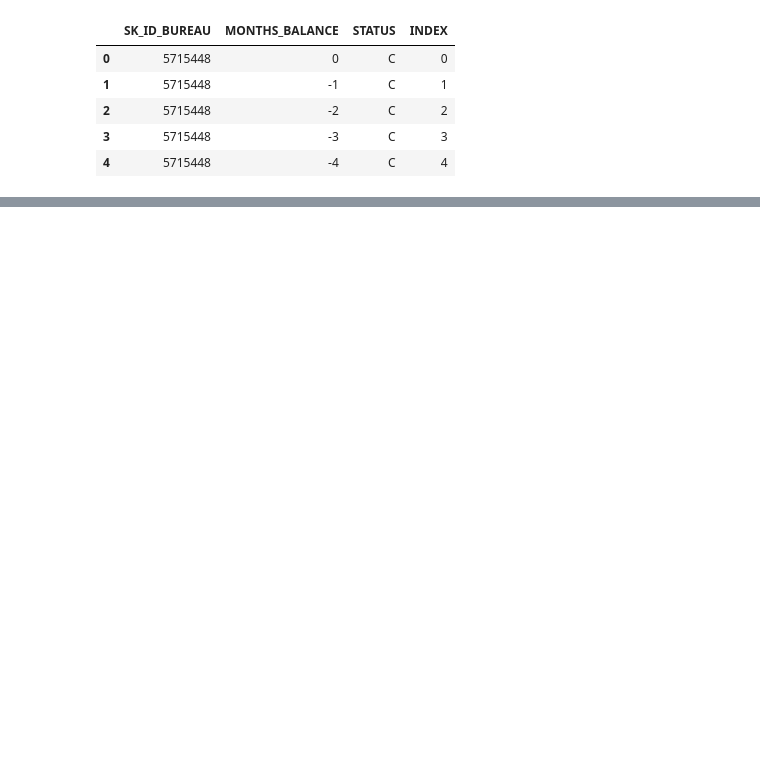
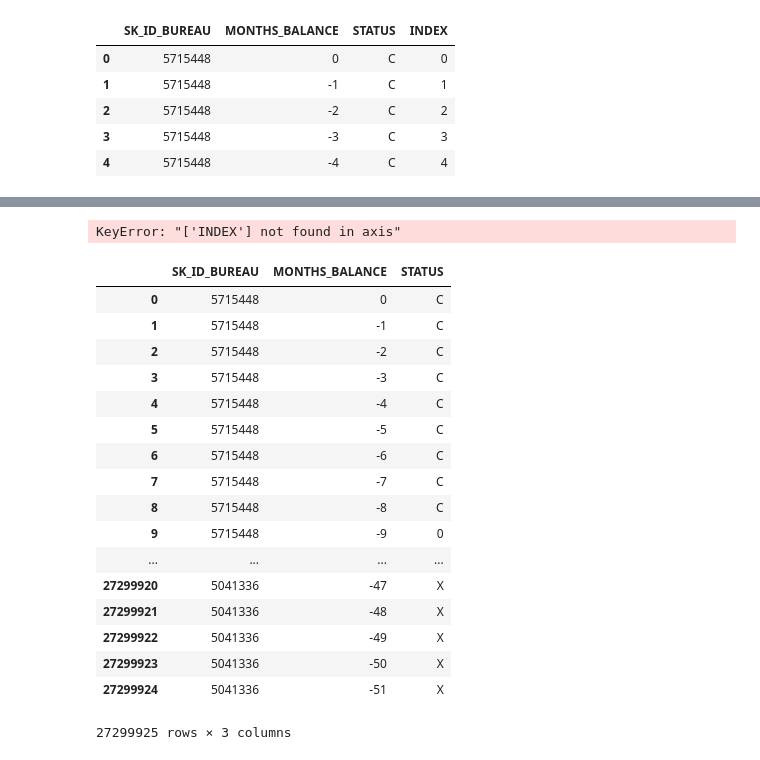
Before and after one commit to chalendony/data-prep-visualization, a Jupyter notebook: Automated Feature Engineering with Featuretools.ipynb, the cells around one changed output, grey strips where cells are left out. Saved outputs shown, nothing was run; the diff lists cells and outputs as text; code cells hidden in the pictures; blank space fills up the shorter version.

```diff
--- a/Automated Feature Engineering with Featuretools.ipynb
+++ b/Automated Feature Engineering with Featuretools.ipynb
@@ -227,0 +264,30 @@ homecredit.bureau_balance().head()
+# %%
+# reset
+table_name = 'bureau_balance'
+homecredit[table_name]().reset_index()
+homecredit[table_name]().drop('INDEX', axis=1, inplace=True)
+homecredit[table_name]()
+# %% [output]
+KeyError: "['INDEX'] not found in axis"
+# %%
+table_name = 'bureau_balance'
+homecredit[table_name]()
+# %% [output]
+|  | SK_ID_BUREAU | MONTHS_BALANCE | STATUS |
+| 0 | 5715448 | 0 | C |
+| 1 | 5715448 | -1 | C |
+| 2 | 5715448 | -2 | C |
+| 3 | 5715448 | -3 | C |
+| 4 | 5715448 | -4 | C |
+| 5 | 5715448 | -5 | C |
+| 6 | 5715448 | -6 | C |
+| 7 | 5715448 | -7 | C |
+| 8 | 5715448 | -8 | C |
+| 9 | 5715448 | -9 | 0 |
+| ... | ... | ... | ... |
+| 27299920 | 5041336 | -47 | X |
+| 27299921 | 5041336 | -48 | X |
+| 27299922 | 5041336 | -49 | X |
+| 27299923 | 5041336 | -50 | X |
+| 27299924 | 5041336 | -51 | X |
+27299925 rows × 3 columns
```
Also changed, not shown: parts of 19 cells of this notebook, 7 other files.
